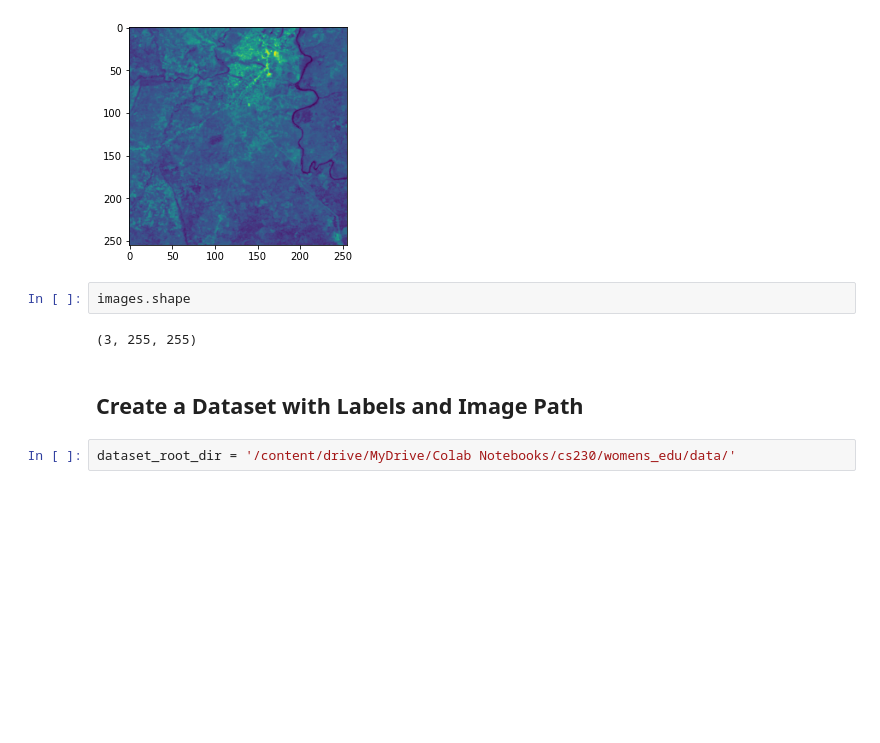
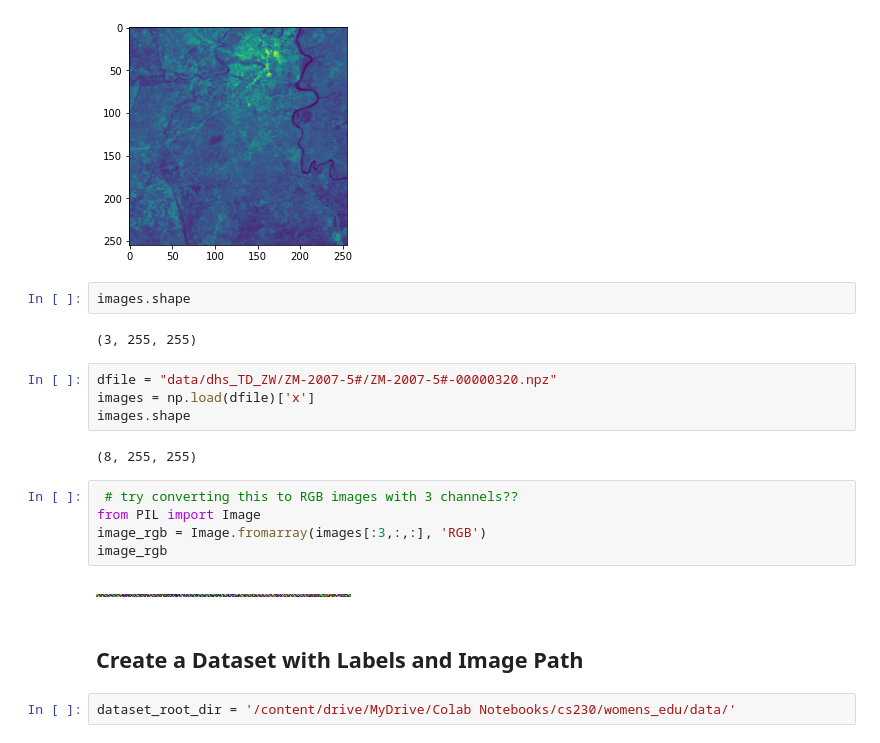
Before and after one commit to disaalda/cs230, a Jupyter notebook: womens_edu/data_preprocessing.ipynb, the cells around one changed output. Drawn from its saved outputs; the diff is of its cells as text; blank space fills up the shorter version.

```diff
--- a/womens_edu/data_preprocessing.ipynb
+++ b/womens_edu/data_preprocessing.ipynb
@@ -64,6 +63,19 @@ for i in range(len(images)):
 images.shape
 # %% [output]
 (3, 255, 255)
+# %%
+dfile = "data/dhs_TD_ZW/ZM-2007-5#/ZM-2007-5#-00000320.npz"
+images = np.load(dfile)['x']
+images.shape
+# %% [output]
+(8, 255, 255)
+# %%
+ # try converting this to RGB images with 3 channels??
+from PIL import Image
+image_rgb = Image.fromarray(images[:3,:,:], 'RGB')
+image_rgb
+# %% [output]
+[figure, added]
 # %% [markdown]
 ## Create a Dataset with Labels and Image Path
 # %%
```
Also changed, not shown: parts of 10 cells of this notebook, 1 other file.
